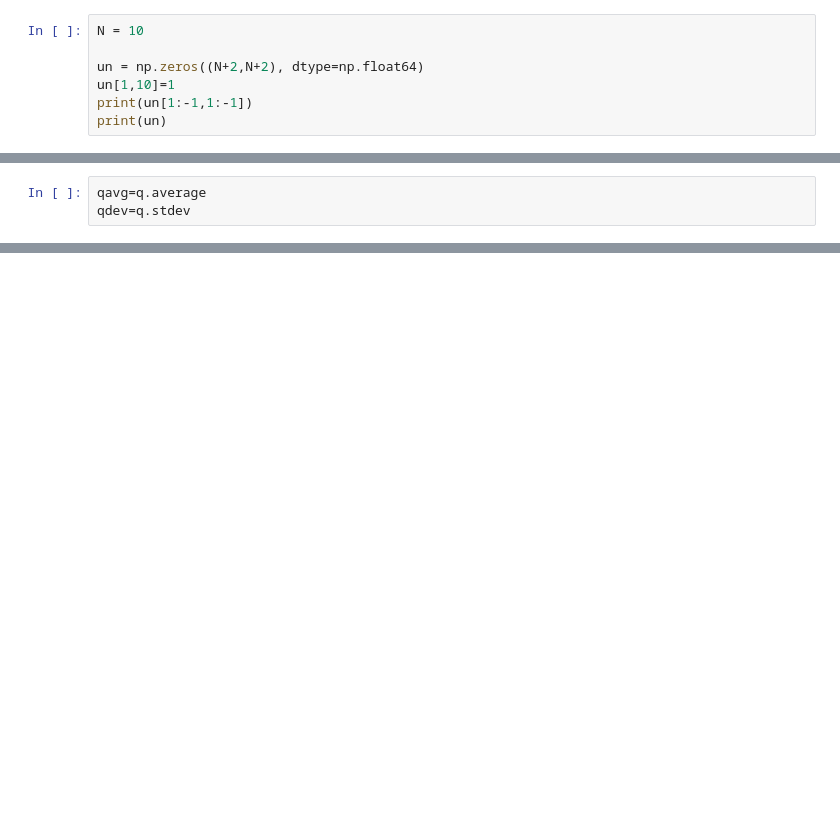
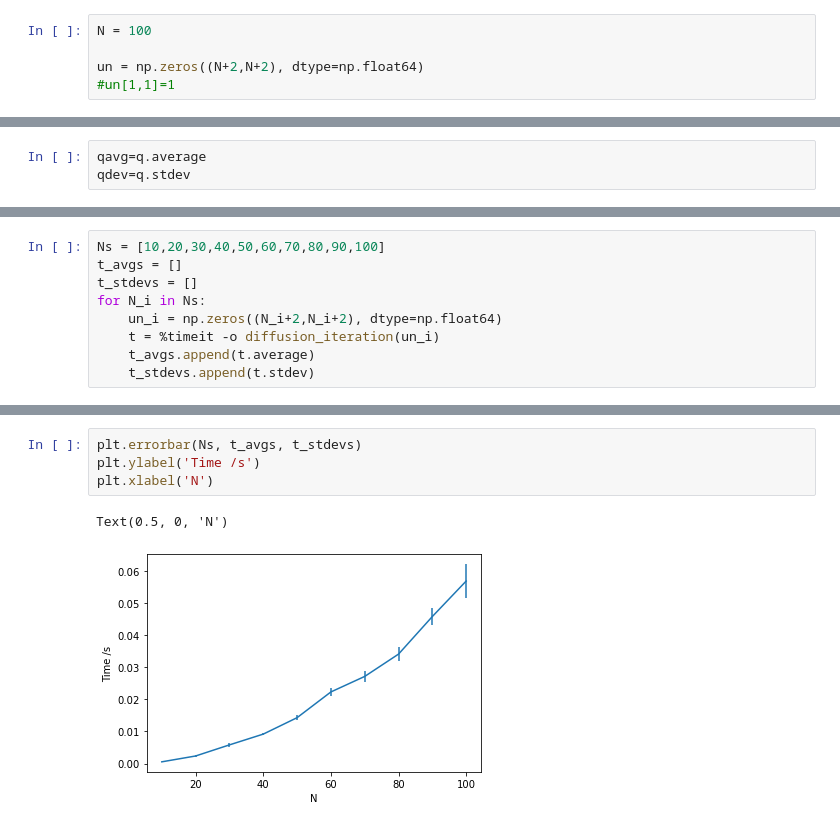
Before and after one commit to rowan-dauria/GPU-Computation, a Jupyter notebook: Jonatan Comp Module/Assignment 1.ipynb, the cells around one changed output, grey strips where cells are left out. Drawn from its saved outputs; the diff is of its cells as text; blank space fills up the shorter version.

```diff
--- a/Jonatan Comp Module/Assignment 1.ipynb
+++ b/Jonatan Comp Module/Assignment 1.ipynb
@@ -5,7 +11,5 @@ import timeit
 # %%
-N = 10
+N = 100
 
 un = np.zeros((N+2,N+2), dtype=np.float64)
-un[1,10]=1
-print(un[1:-1,1:-1])
-print(un)
+#un[1,1]=1
@@ -62,0 +49,9 @@ print(qdev)
+# %%
+Ns = [10,20,30,40,50,60,70,80,90,100]
+t_avgs = []
+t_stdevs = []
+for N_i in Ns:
+    un_i = np.zeros((N_i+2,N_i+2), dtype=np.float64)
+    t = %timeit -o diffusion_iteration(un_i)
+    t_avgs.append(t.average)
+    t_stdevs.append(t.stdev)
@@ -62,0 +75,7 @@ print(qdev)
+# %%
+plt.errorbar(Ns, t_avgs, t_stdevs)
+plt.ylabel('Time /s')
+plt.xlabel('N')
+# %% [output]
+Text(0.5, 0, 'N')
+[figure, added]
```
Also changed, not shown: parts of 20 cells of this notebook, 1 other file.
